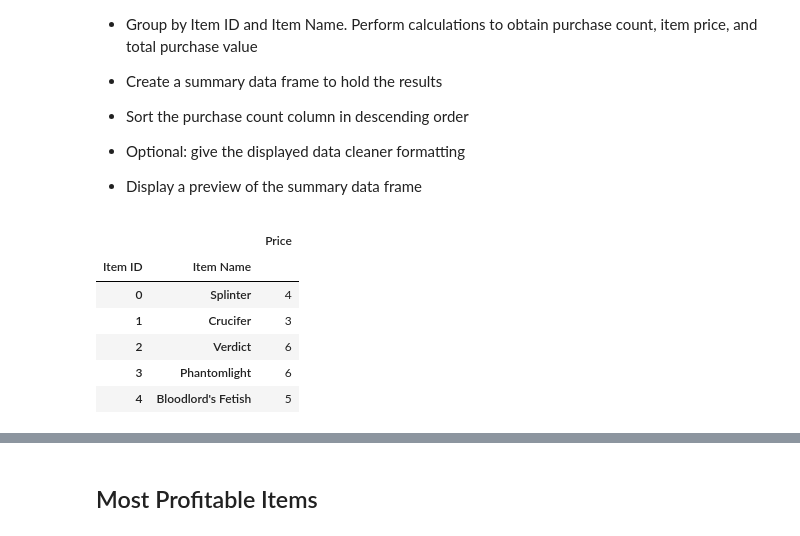
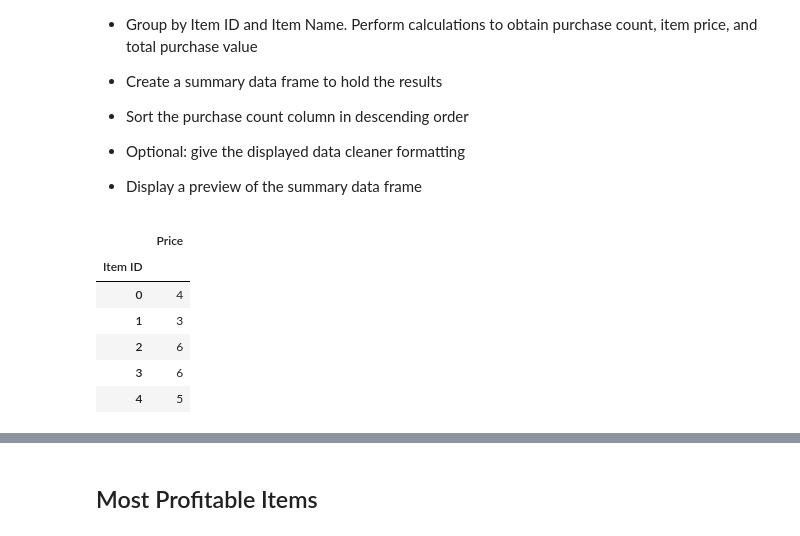
Before and after one commit to RChloe/pandas-challenge, a Jupyter notebook: HeroesOfPymoli/HeroesOfPymoli_hw.ipynb, the cells around one changed output, grey strips where cells are left out. Cells and saved outputs as stored; diff of their text form; code cells hidden in the pictures.

```diff
--- a/HeroesOfPymoli/HeroesOfPymoli_hw.ipynb
+++ b/HeroesOfPymoli/HeroesOfPymoli_hw.ipynb
@@ -436,14 +414,14 @@ pd.DataFrame(player_summary)
 
 * Display a preview of the summary data frame
 # %%
-items = pd.DataFrame(purchase_data[["Item ID","Item Name","Price"]].groupby(["Item ID","Item Name"]).count())
+items = pd.DataFrame(purchase_data[["Item ID","Price"]].groupby(["Item ID"]).count())
 items.head()
 # %% [output]
-|  |  | Price |
-| Item ID | Item Name |  |
-| 0 | Splinter | 4 |
-| 1 | Crucifer | 3 |
-| 2 | Verdict | 6 |
-| 3 | Phantomlight | 6 |
-| 4 | Bloodlord's Fetish | 5 |
+|  | Price |
+| Item ID |  |
+| 0 | 4 |
+| 1 | 3 |
+| 2 | 6 |
+| 3 | 6 |
+| 4 | 5 |
 # %%
```
Also changed, not shown: parts of 18 cells of this notebook.
